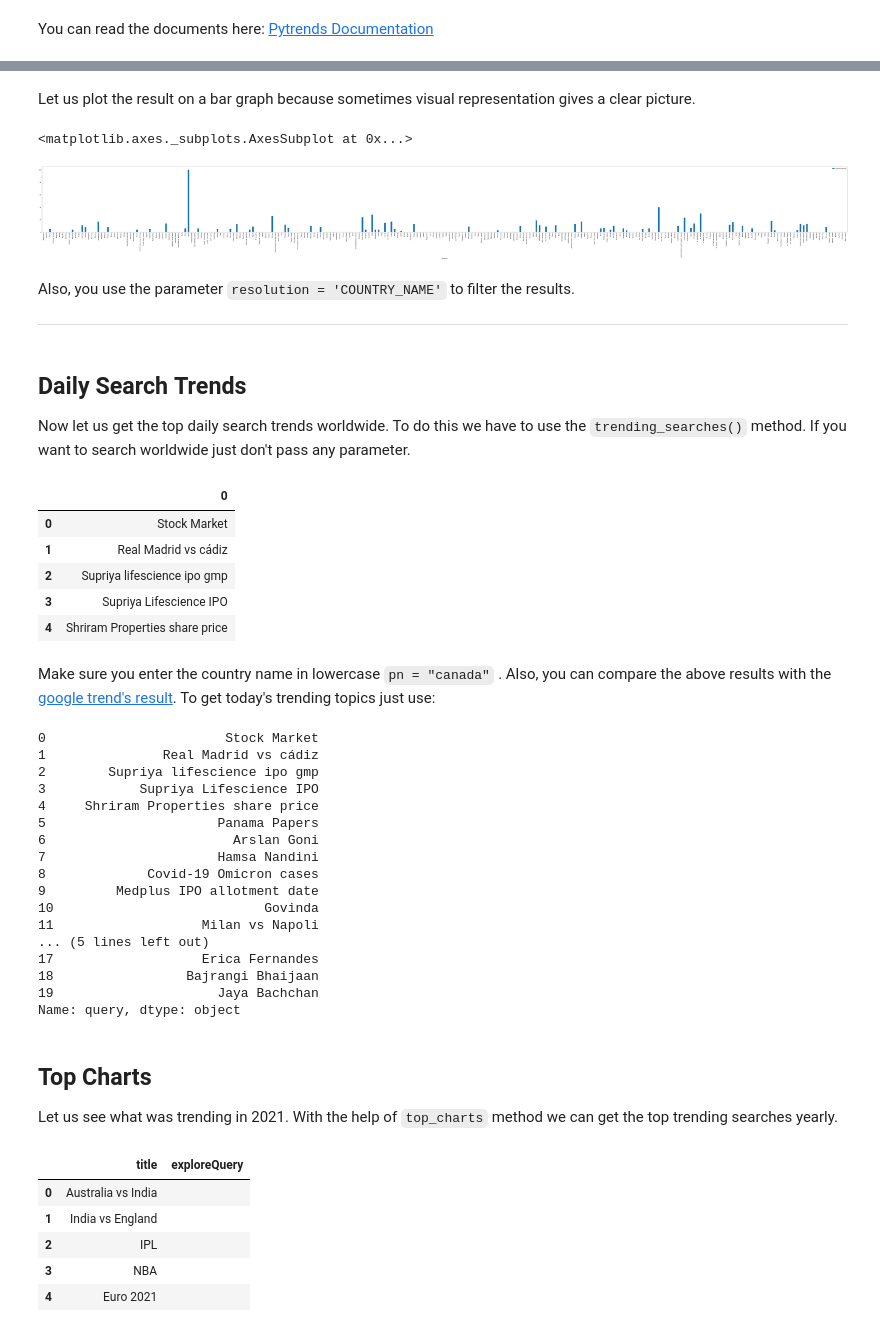
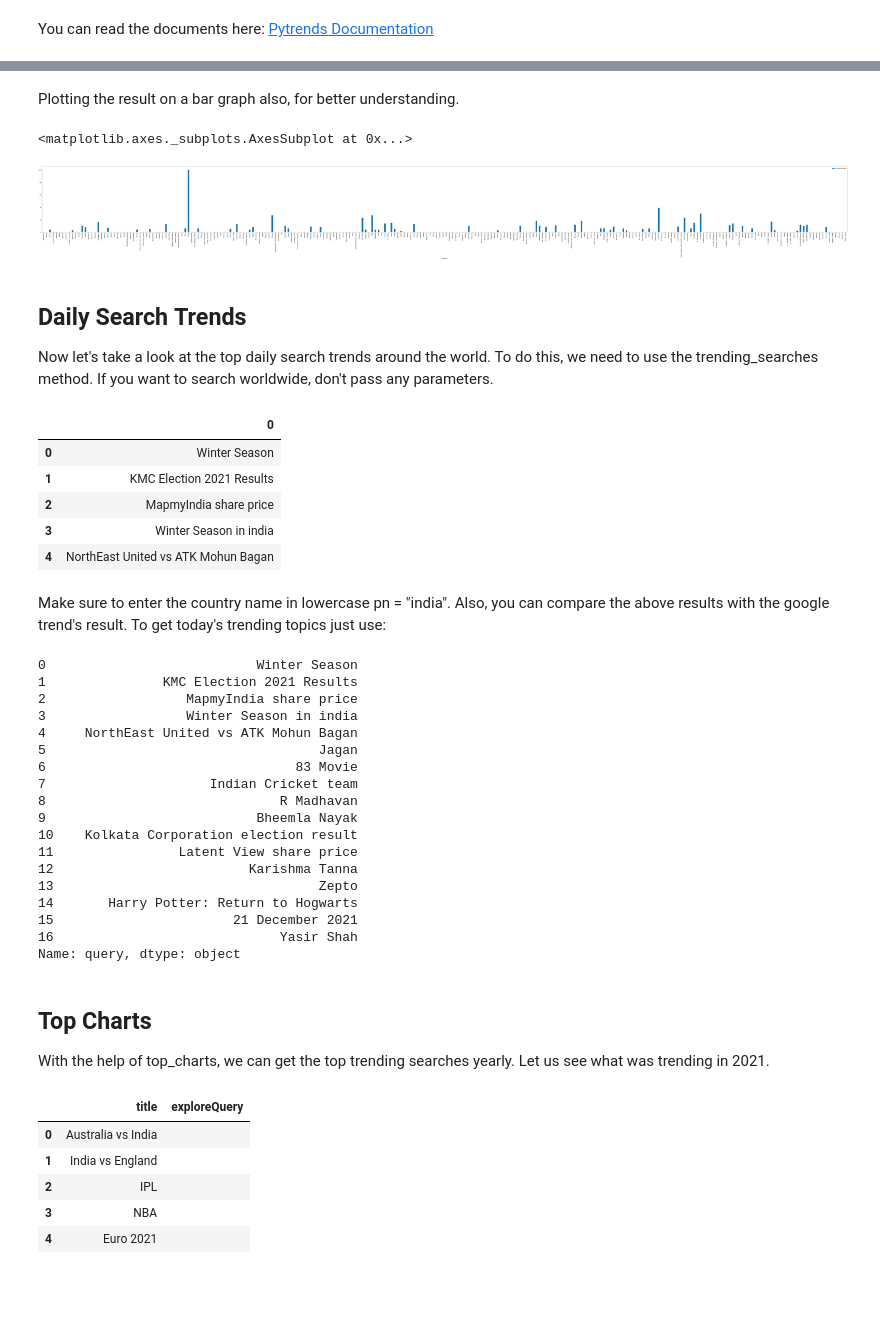
Before and after one commit to AruneshTamboli/Using-Python-to-automate-Google-Trends-Data, a Jupyter notebook: How_to_use_Python_to_automate_Google_Trends_Data.ipynb, the cells around one changed output, grey strips where cells are left out. Cells and saved outputs as stored; diff of their text form; code cells hidden in the pictures; blank space fills up the shorter version.

```diff
--- a/How_to_use_Python_to_automate_Google_Trends_Data.ipynb
+++ b/How_to_use_Python_to_automate_Google_Trends_Data.ipynb
@@ -63,3 +84,3 @@ from pytrends.request import TrendReq
 # %%
-pytrend = TrendReq(hl='en-US', tz=360)
+pytrends = TrendReq(hl='en-US', tz=360)
 # %% [markdown]
@@ -100,57 +132,50 @@ The values are calculated on a scale from 0 to 100, where 100 is the location wi
-# %% [markdown]
-Let us plot the result on a bar graph because sometimes visual representation gives a clear picture.
+# %% [markdown]
+Plotting the result on a bar graph also, for better understanding.
 # %%
 df.reset_index().plot(x='geoName', y='machine learning', figsize=(120, 10), kind ='bar')
 # %% [output]
 <matplotlib.axes._subplots.AxesSubplot at 0x...>
 [figure]
-# %% [markdown]
-Also, you use the parameter `resolution = 'COUNTRY_NAME'` to filter the results.
-
-
-
----
 # %% [markdown]
-## Daily Search Trends
-
-Now let us get the top daily search trends worldwide. To do this we have to use the `trending_searches()` method. If you want to search worldwide just don't pass any parameter.
+## **Daily Search Trends**
+Now let's take a look at the top daily search trends around the world. To do this, we need to use the trending_searches method. If you want to search worldwide, don't pass any parameters.
 # %%
-# Get Google Hot Trends data
-df = pytrend.trending_searches(pn='india')
+# Get Google daily top Trends data
+df = pytrends.trending_searches(pn='india')
 df.head()
 # %% [output]
 |  | 0 |
-| 0 | Stock Market |
-| 1 | Real Madrid vs cádiz |
-| 2 | Supriya lifescience ipo gmp |
-| 3 | Supriya Lifescience IPO |
-| 4 | Shriram Properties share price |
+| 0 | Winter Season |
+| 1 | KMC Election 2021 Results |
+| 2 | MapmyIndia share price |
+| 3 | Winter Season in india |
+| 4 | NorthEast United vs ATK Mohun Bagan |
 # %% [markdown]
-Make sure you enter the country name in lowercase `pn = "canada"` . Also, you can compare the above results with the [google trend's result](https://trends.google.com/trends/trendingsearches/daily?geo=US). To get today's trending topics just use:
+Make sure to enter the country name in lowercase pn = "india". Also, you can compare the above results with the google trend's result. To get today's trending topics just use:
 # %%
-df = pytrend.today_searches(pn='IN')
+df = pytrends.today_searches(pn='IN') #IN (india)
 df
 # %% [output]
-0                       Stock Market
-1               Real Madrid vs cádiz
-2        Supriya lifescience ipo gmp
-3            Supriya Lifescience IPO
-4     Shriram Properties share price
-5                      Panama Papers
-6                        Arslan Goni
-7                      Hamsa Nandini
-8             Covid-19 Omicron cases
-9         Medplus IPO allotment date
-10                           Govinda
-11                   Milan vs Napoli
-... (5 lines left out)
-17                   Erica Fernandes
-18                 Bajrangi Bhaijaan
-19                     Jaya Bachchan
+0                           Winter Season
+1               KMC Election 2021 Results
+2                  MapmyIndia share price
+3                  Winter Season in india
+4     NorthEast United vs ATK Mohun Bagan
+5                                   Jagan
+6                                83 Movie
+7                     Indian Cricket team
+8                              R Madhavan
+9                           Bheemla Nayak
+10    Kolkata Corporation election result
+11                Latent View share price
+12                         Karishma Tanna
+13                                  Zepto
+14       Harry Potter: Return to Hogwarts
+15                       21 December 2021
+16                             Yasir Shah
 Name: query, dtype: object
-# %% [markdown]
-## Top Charts
-
-Let us see what was trending in 2021. With the help of `top_charts` method we can get the top trending searches yearly.
+# %% [markdown]
+## **Top Charts**
+With the help of top_charts, we can get the top trending searches yearly. Let us see what was trending in 2021.
 # %%
 # Get Google Top Charts
```
Also changed, not shown: parts of 33 cells of this notebook.
